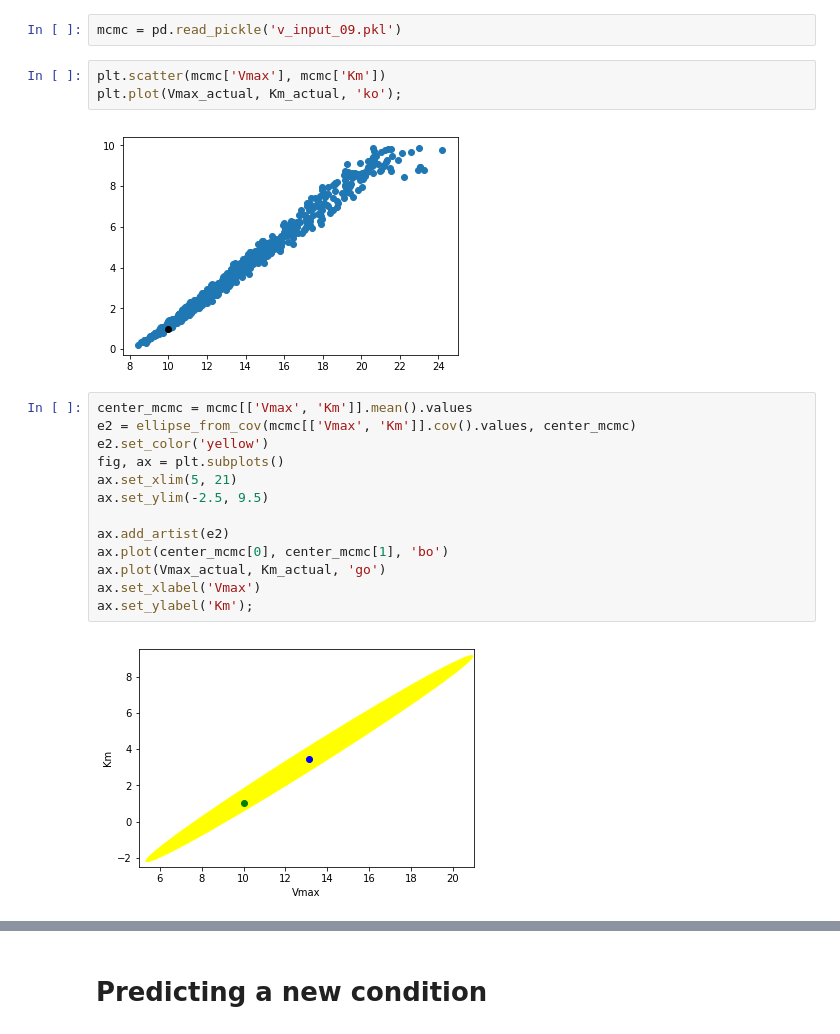
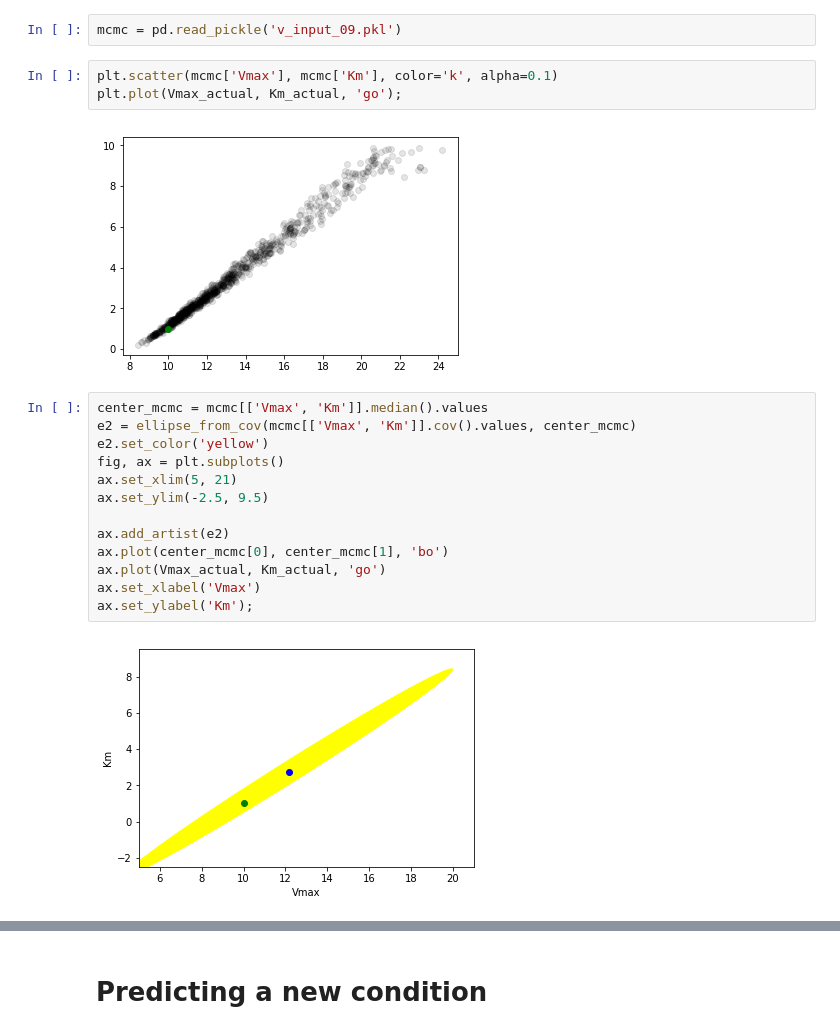
Before and after one commit to srossell/pymc_odeint, a Jupyter notebook: simplepathway/compare_leastsquares_mcmc_simplepathway.ipynb, the cells around one changed output, grey strips where cells are left out. Saved outputs shown, nothing was run; the diff lists cells and outputs as text.

Commit message:
Use median as center for mcmc
Changes to be committed:
	modified:   simplepathway/compare_leastsquares_mcmc_simplepathway.ipynb

```diff
--- a/simplepathway/compare_leastsquares_mcmc_simplepathway.ipynb
+++ b/simplepathway/compare_leastsquares_mcmc_simplepathway.ipynb
@@ -85,12 +85,12 @@ ax.set_ylabel('Km');
 # %%
 mcmc = pd.read_pickle('v_input_09.pkl')
 # %%
-plt.scatter(mcmc['Vmax'], mcmc['Km'])
-plt.plot(Vmax_actual, Km_actual, 'ko');
+plt.scatter(mcmc['Vmax'], mcmc['Km'], color='k', alpha=0.1)
+plt.plot(Vmax_actual, Km_actual, 'go');
 # %% [output]
-[figure, old version]
+[figure, new version]
 # %%
-center_mcmc = mcmc[['Vmax', 'Km']].mean().values
+center_mcmc = mcmc[['Vmax', 'Km']].median().values
 e2 = ellipse_from_cov(mcmc[['Vmax', 'Km']].cov().values, center_mcmc)
 e2.set_color('yellow')
 fig, ax = plt.subplots()
@@ -103,6 +103,6 @@ ax.plot(Vmax_actual, Km_actual, 'go')
 ax.set_xlabel('Vmax')
 ax.set_ylabel('Km');
 # %% [output]
-[figure, old version]
+[figure, new version]
 # %%
 e_large = ellipse_from_cov(cov, center_ls)
```
Also changed, not shown: parts of 3 cells of this notebook.
